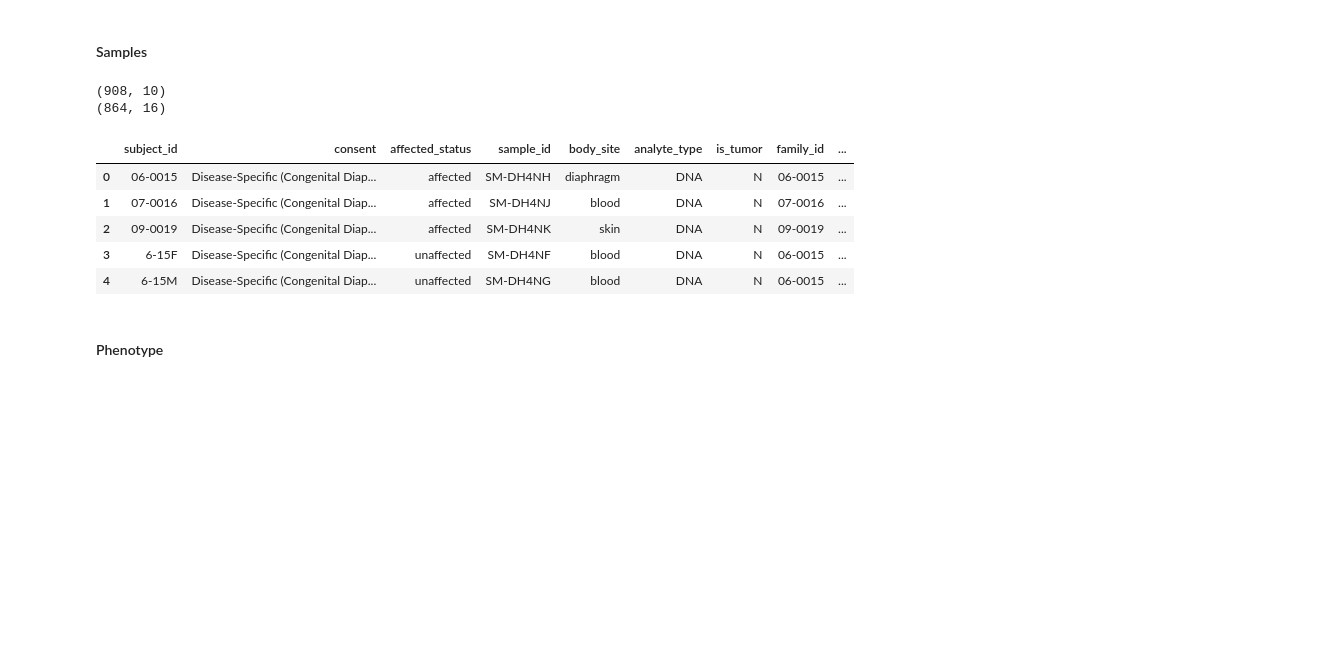
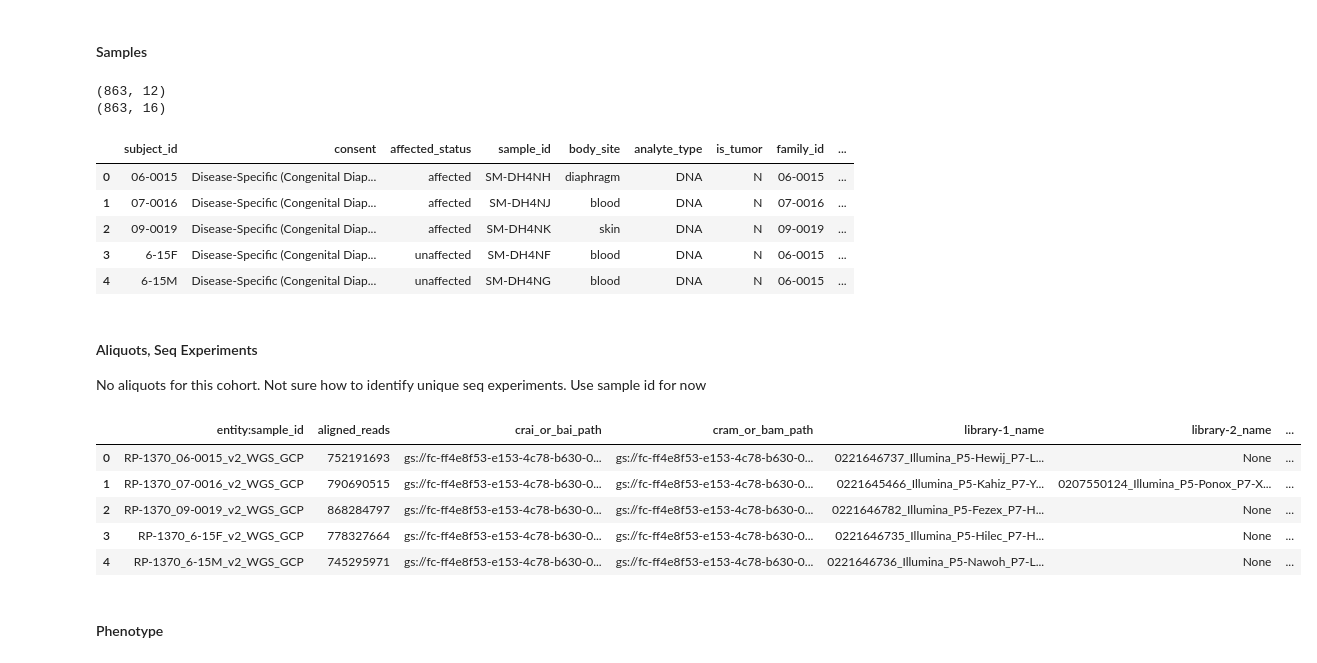
Before and after one commit to ConnorBarnhill/kf-api-dataservice, a Jupyter notebook: dataservice/util/data_import/chung/Chung-Import.ipynb, the cells around one changed output. Saved outputs shown, nothing was run; the diff lists cells and outputs as text; code cells hidden in the pictures; blank space fills up the shorter version.

```diff
--- a/dataservice/util/data_import/chung/Chung-Import.ipynb
+++ b/dataservice/util/data_import/chung/Chung-Import.ipynb
@@ -553,22 +629,41 @@ subject_sample_df.head()
 
 # Merge with subject data
 df3 = pd.merge(participant_df, subject_sample_df[['subject_id', 'sample_use']], on='subject_id')
-print(df.shape)
-df.head()
+print(df3.shape)
+df3.head()
 
 # Merge with sample manifests
 sample_df = pd.merge(df3, sample_manifest_df, on='sample_id')
 print(sample_df.shape)
 sample_df.head()
 # %% [output]
-(908, 10)
-(864, 16)
+(863, 12)
+(863, 16)
 |  | subject_id | consent | affected_status | sample_id | body_site | analyte_type | is_tumor | family_id | ... |
 | 0 | 06-0015 | Disease-Specific (Congenital Diap... | affected | SM-DH4NH | diaphragm | DNA | N | 06-0015 | ... |
 | 1 | 07-0016 | Disease-Specific (Congenital Diap... | affected | SM-DH4NJ | blood | DNA | N | 07-0016 | ... |
 | 2 | 09-0019 | Disease-Specific (Congenital Diap... | affected | SM-DH4NK | skin | DNA | N | 09-0019 | ... |
 | 3 | 6-15F | Disease-Specific (Congenital Diap... | unaffected | SM-DH4NF | blood | DNA | N | 06-0015 | ... |
 | 4 | 6-15M | Disease-Specific (Congenital Diap... | unaffected | SM-DH4NG | blood | DNA | N | 06-0015 | ... |
+# %% [markdown]
+#### Aliquots, Seq Experiments
+No aliquots for this cohort.
+Not sure how to identify unique seq experiments. Use sample id for now
+# %%
+# Merge with aliquots
+gf_manifest_df = read_genomic_file_manifest()
+seq_exp_df = pd.merge(gf_manifest_df, sample_df[['subject_id', 'sample_id', 'sample_use']], left_on='sample_alias', right_on='subject_id')
+# Add unique col
+def func(row): return "_".join(['seq_exp_id', str(row.name)])
+seq_exp_df['seq_exp_id'] = seq_exp_df.apply(func, axis=1)
+seq_exp_df.head()
+# %% [output]
+|  | entity:sample_id | aligned_reads | crai_or_bai_path | cram_or_bam_path | library-1_name | library-2_name | ... |
+| 0 | RP-1370_06-0015_v2_WGS_GCP | 752191693 | gs://fc-ff4e8f53-e153-4c78-b630-0... | gs://fc-ff4e8f53-e153-4c78-b630-0... | 0221646737_Illumina_P5-Hewij_P7-L... | None | ... |
+| 1 | RP-1370_07-0016_v2_WGS_GCP | 790690515 | gs://fc-ff4e8f53-e153-4c78-b630-0... | gs://fc-ff4e8f53-e153-4c78-b630-0... | 0221645466_Illumina_P5-Kahiz_P7-Y... | 0207550124_Illumina_P5-Ponox_P7-X... | ... |
+| 2 | RP-1370_09-0019_v2_WGS_GCP | 868284797 | gs://fc-ff4e8f53-e153-4c78-b630-0... | gs://fc-ff4e8f53-e153-4c78-b630-0... | 0221646782_Illumina_P5-Fezex_P7-H... | None | ... |
+| 3 | RP-1370_6-15F_v2_WGS_GCP | 778327664 | gs://fc-ff4e8f53-e153-4c78-b630-0... | gs://fc-ff4e8f53-e153-4c78-b630-0... | 0221646735_Illumina_P5-Hilec_P7-H... | None | ... |
+| 4 | RP-1370_6-15M_v2_WGS_GCP | 745295971 | gs://fc-ff4e8f53-e153-4c78-b630-0... | gs://fc-ff4e8f53-e153-4c78-b630-0... | 0221646736_Illumina_P5-Nawoh_P7-L... | None | ... |
 # %% [markdown]
 #### Phenotype
 # %%
```
Also changed, not shown: parts of 14 cells of this notebook, 4 other files.
